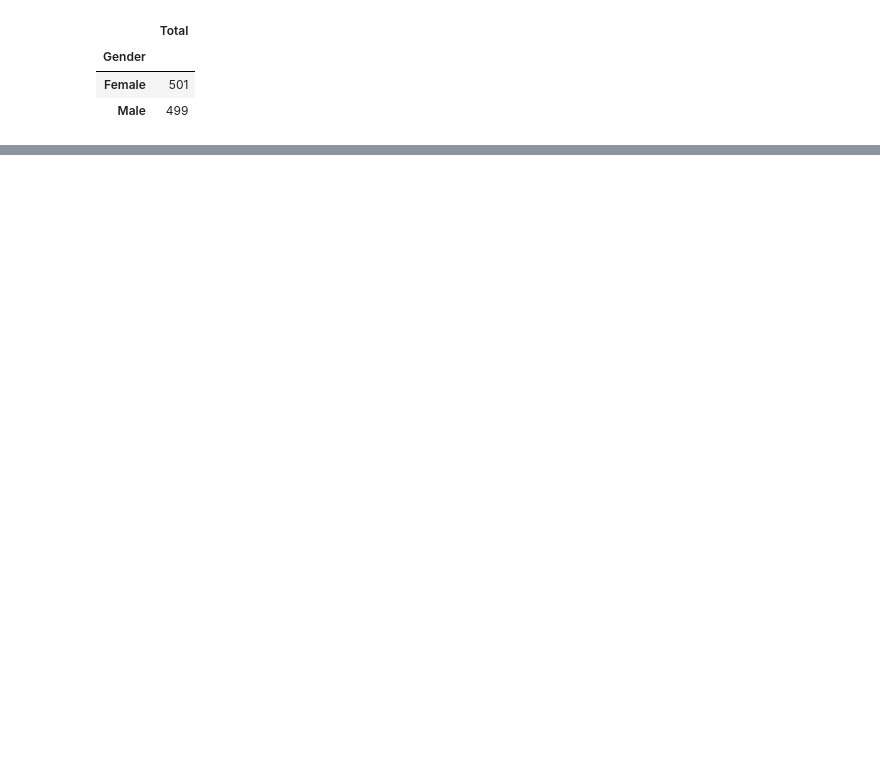
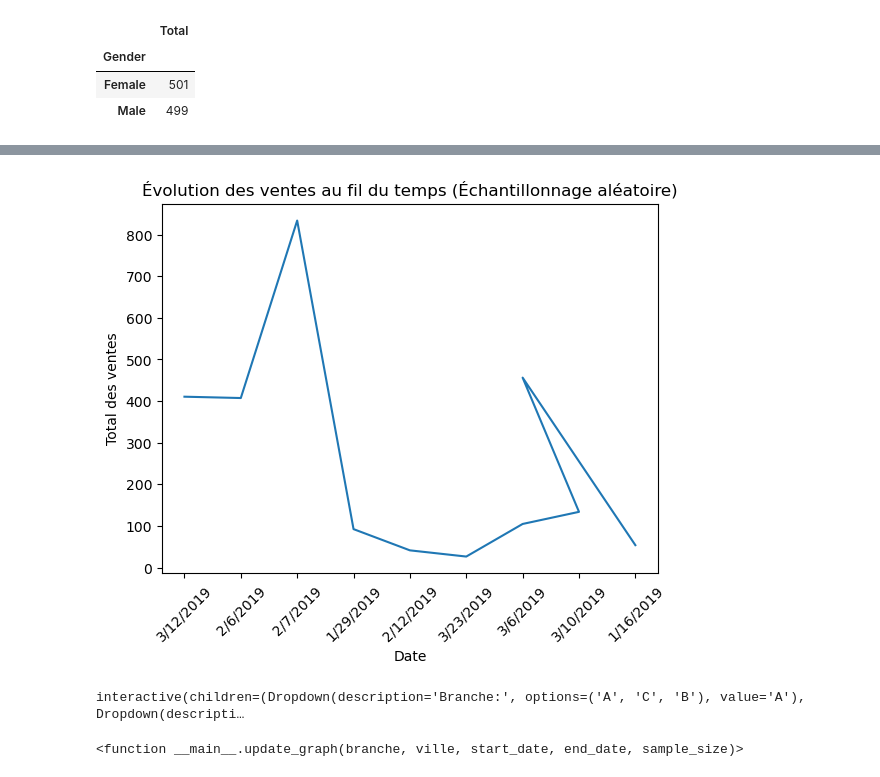
Before and after one commit to Sidikou24/DataViz, a Jupyter notebook: Visualisation de vente en details.ipynb, the cells around one changed output, grey strips where cells are left out. Cells and saved outputs as stored; diff of their text form; code cells hidden in the pictures; blank space fills up the shorter version.

Commit message:
Interactivité

```diff
--- a/Visualisation de vente en details.ipynb
+++ b/Visualisation de vente en details.ipynb
@@ -200,0 +186,64 @@ plt.show()
+# %%
+# Échantillonnage aléatoire des données
+import random
+sample_size = 10  # Nombre de points à afficher
+random_indices = random.sample(range(len(df)), sample_size)
+df_sampled = df.iloc[random_indices]
+
+# Graphique en ligne avec données échantillonnées
+plt.plot(df_sampled['Date'], df_sampled['Total'])
+plt.xlabel('Date')
+plt.ylabel('Total des ventes')
+plt.title('Évolution des ventes au fil du temps (Échantillonnage aléatoire)')
+plt.xticks(rotation=45)
+plt.show()
+# %% [output]
+[figure, added]
+# %%
+import ipywidgets as widgets
+from IPython.display import display
+from datetime import datetime,date
+
+# Créer des widgets de sélection pour la branche, la ville, la période de temps et la taille de l'échantillon
+select_branche = widgets.Dropdown(options= df['Branch'].unique(), description='Branche:')
+select_ville = widgets.Dropdown(options=df['City'].unique(), description='Ville:')
+start_date_picker = widgets.DatePicker(description='Date de début:', layout=widgets.Layout(width='auto'))
+end_date_picker = widgets.DatePicker(description='Date de fin:', layout=widgets.Layout(width='auto'))
+select_sample_size = widgets.Select(options=[10,15,20,30, 50, 100], description='Taille de l\'échantillon:')
+
+# Fonction pour mettre à jour le graphique en fonction des sélections
+def update_graph(branche, ville, start_date, end_date, sample_size):
+    df_filtered = df.copy()
+
+    # Filtrer par branche
+    if branche != 'Toutes':
+        df_filtered = df_filtered[df_filtered['Branch'] == branche]
+
+    # Filtrer par ville
+    if ville != 'Toutes':
+        df_filtered = df_filtered[df_filtered['City'] == ville]
+
+    # Filtrer par période de temps
+    if start_date and end_date:
+        # Convertir la valeur de end_date en datetime
+        #end_date = datetime.combine(end_date, datetime.min.time())
+        df_filtered['Date'] = pd.to_datetime(df_filtered['Date']).dt.date
+        df_filtered = df_filtered[(df_filtered['Date'] >= start_date) & (df_filtered['Date'] <= end_date)]
+
+    # Échantillonnage des données
+    if len(df_filtered) > sample_size:
+        df_filtered = df_filtered.sample(n=sample_size)
+
+    # Créer le graphique en ligne
+    plt.plot(df_filtered['Date'], df_filtered['Total'])
+    plt.xlabel('Date')
+    plt.ylabel('Total des ventes')
+    plt.title('Évolution des ventes au fil du temps')
+    plt.xticks(rotation=45)
+    plt.show()
+
+# Utiliser interact pour mettre à jour le graphique de manière dynamique
+widgets.interact(update_graph, branche=select_branche, ville=select_ville, start_date=start_date_picker, end_date=end_date_picker, sample_size=select_sample_size)
+# %% [output]
+interactive(children=(Dropdown(description='Branche:', options=('A', 'C', 'B'), value='A'), Dropdown(descripti…
+<function __main__.update_graph(branche, ville, start_date, end_date, sample_size)>
```
Also changed, not shown: parts of 18 cells of this notebook, 1 other file.
